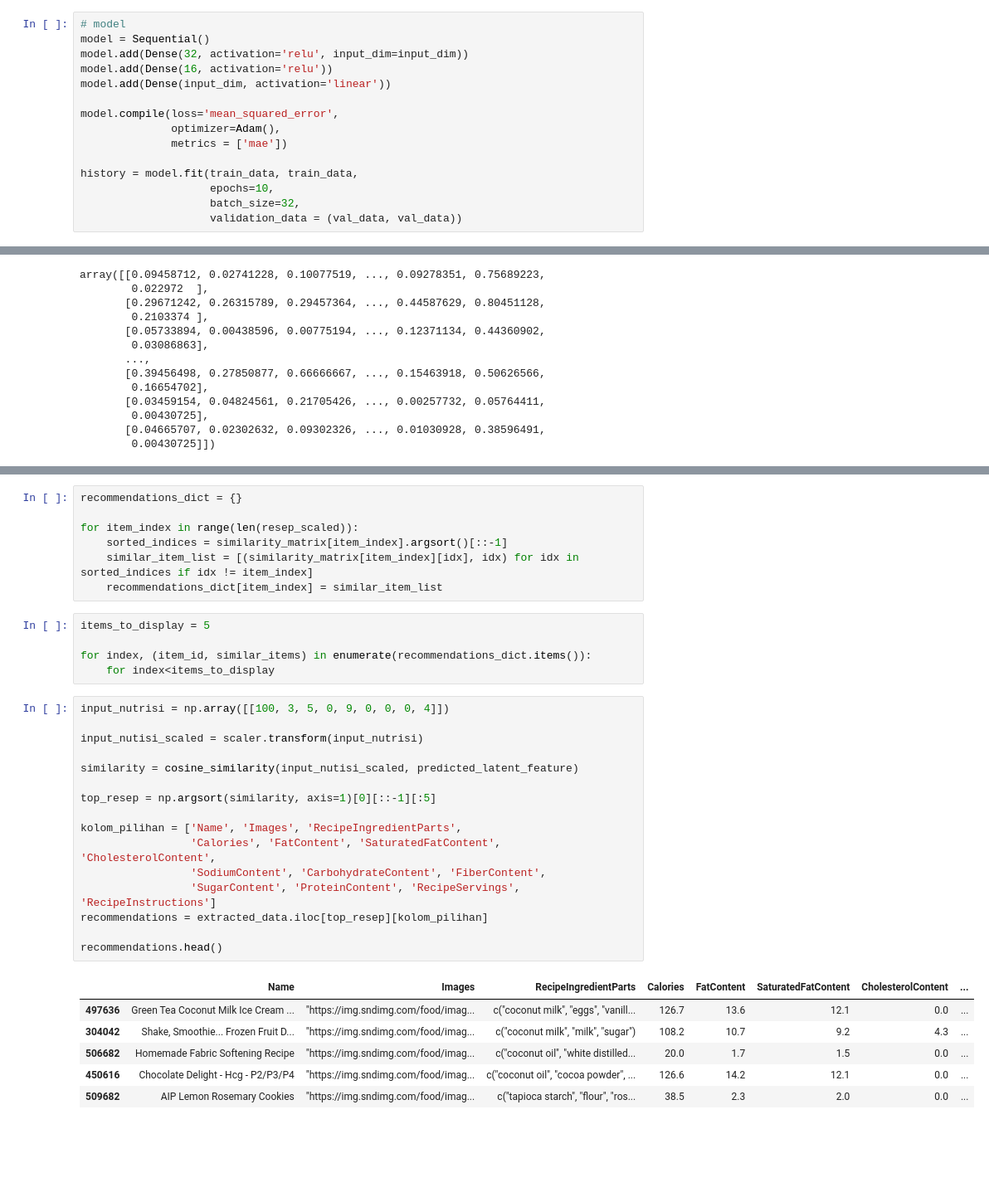
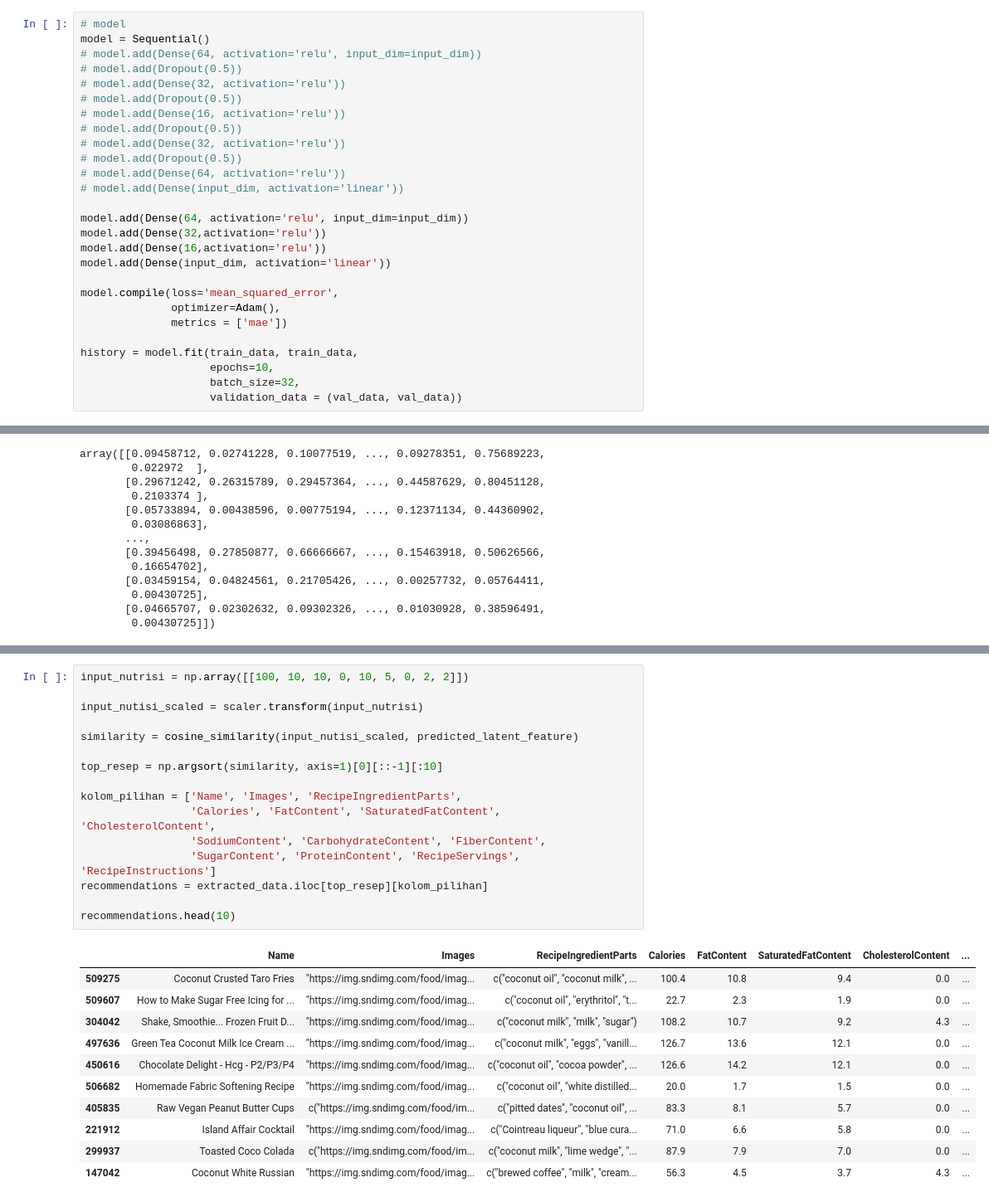
Before and after one commit to Dietica-Capstone/ml-dietica, a Jupyter notebook: model_rekomendasi.ipynb, the cells around one changed output, grey strips where cells are left out. Shown at 83% size. Drawn from its saved outputs; the diff is of its cells as text; blank space fills up the shorter version.

Commit message:
training model

```diff
--- a/model_rekomendasi.ipynb
+++ b/model_rekomendasi.ipynb
@@ -385,8 +383,20 @@ array([[0.09458712, 0.02741228, 0.10077519, ..., 0.09278351, 0.75689223,
 # %%
 # model
 model = Sequential()
-model.add(Dense(32, activation='relu', input_dim=input_dim))
-model.add(Dense(16, activation='relu'))
+# model.add(Dense(64, activation='relu', input_dim=input_dim))
+# model.add(Dropout(0.5))
+# model.add(Dense(32, activation='relu'))
+# model.add(Dropout(0.5))
+# model.add(Dense(16, activation='relu'))
+# model.add(Dropout(0.5))
+# model.add(Dense(32, activation='relu'))
+# model.add(Dropout(0.5))
+# model.add(Dense(64, activation='relu'))
+# model.add(Dense(input_dim, activation='linear'))
+
+model.add(Dense(64, activation='relu', input_dim=input_dim))
+model.add(Dense(32,activation='relu'))
+model.add(Dense(16,activation='relu'))
 model.add(Dense(input_dim, activation='linear'))
 
 model.compile(loss='mean_squared_error',
@@ -471,35 +510,28 @@ array([[0.09380454, 0.03052492, 0.10605848, ..., 0.09616345, 0.75532794,
-# %%
-recommendations_dict = {}
-
-for item_index in range(len(resep_scaled)):
-    sorted_indices = similarity_matrix[item_index].argsort()[::-1]
-    similar_item_list = [(similarity_matrix[item_index][idx], idx) for idx in sorted_indices if idx != item_index]
-    recommendations_dict[item_index] = similar_item_list
-# %%
-items_to_display = 5
-
-for index, (item_id, similar_items) in enumerate(recommendations_dict.items()):
-    for index<items_to_display
 # %%
-input_nutrisi = np.array([[100, 3, 5, 0, 9, 0, 0, 0, 4]])
+input_nutrisi = np.array([[100, 10, 10, 0, 10, 5, 0, 2, 2]])
 
 input_nutisi_scaled = scaler.transform(input_nutrisi)
 
 similarity = cosine_similarity(input_nutisi_scaled, predicted_latent_feature)
 
-top_resep = np.argsort(similarity, axis=1)[0][::-1][:5]
+top_resep = np.argsort(similarity, axis=1)[0][::-1][:10]
 
 kolom_pilihan = ['Name', 'Images', 'RecipeIngredientParts',
                  'Calories', 'FatContent', 'SaturatedFatContent', 'CholesterolContent',
                  'SodiumContent', 'CarbohydrateContent', 'FiberContent',
                  'SugarContent', 'ProteinContent', 'RecipeServings', 'RecipeInstructions']
 recommendations = extracted_data.iloc[top_resep][kolom_pilihan]
 
-recommendations.head()
+recommendations.head(10)
 # %% [output]
 |  | Name | Images | RecipeIngredientParts | Calories | FatContent | SaturatedFatContent | CholesterolContent | ... |
+| 509275 | Coconut Crusted Taro Fries | "https://img.sndimg.com/food/imag... | c("coconut oil", "coconut milk", ... | 100.4 | 10.8 | 9.4 | 0.0 | ... |
+| 509607 | How to Make Sugar Free Icing for ... | "https://img.sndimg.com/food/imag... | c("coconut oil", "erythritol", "t... | 22.7 | 2.3 | 1.9 | 0.0 | ... |
+| 304042 | Shake, Smoothie... Frozen Fruit D... | "https://img.sndimg.com/food/imag... | c("coconut milk", "milk", "sugar") | 108.2 | 10.7 | 9.2 | 4.3 | ... |
 | 497636 | Green Tea Coconut Milk Ice Cream ... | "https://img.sndimg.com/food/imag... | c("coconut milk", "eggs", "vanill... | 126.7 | 13.6 | 12.1 | 0.0 | ... |
-| 304042 | Shake, Smoothie... Frozen Fruit D... | "https://img.sndimg.com/food/imag... | c("coconut milk", "milk", "sugar") | 108.2 | 10.7 | 9.2 | 4.3 | ... |
+| 450616 | Chocolate Delight - Hcg - P2/P3/P4 | "https://img.sndimg.com/food/imag... | c("coconut oil", "cocoa powder", ... | 126.6 | 14.2 | 12.1 | 0.0 | ... |
 | 506682 | Homemade Fabric Softening Recipe | "https://img.sndimg.com/food/imag... | c("coconut oil", "white distilled... | 20.0 | 1.7 | 1.5 | 0.0 | ... |
-| 450616 | Chocolate Delight - Hcg - P2/P3/P4 | "https://img.sndimg.com/food/imag... | c("coconut oil", "cocoa powder", ... | 126.6 | 14.2 | 12.1 | 0.0 | ... |
-| 509682 | AIP Lemon Rosemary Cookies | "https://img.sndimg.com/food/imag... | c("tapioca starch", "flour", "ros... | 38.5 | 2.3 | 2.0 | 0.0 | ... |
+| 405835 | Raw Vegan Peanut Butter Cups | c("https://img.sndimg.com/food/im... | c("pitted dates", "coconut oil", ... | 83.3 | 8.1 | 5.7 | 0.0 | ... |
+| 221912 | Island Affair Cocktail | "https://img.sndimg.com/food/imag... | c("Cointreau liqueur", "blue cura... | 71.0 | 6.6 | 5.8 | 0.0 | ... |
+| 299937 | Toasted Coco Colada | c("https://img.sndimg.com/food/im... | c("coconut milk", "lime wedge", "... | 87.9 | 7.9 | 7.0 | 0.0 | ... |
+| 147042 | Coconut White Russian | "https://img.sndimg.com/food/imag... | c("brewed coffee", "milk", "cream... | 56.3 | 4.5 | 3.7 | 4.3 | ... |
```
Also changed, not shown: parts of 12 cells of this notebook.
